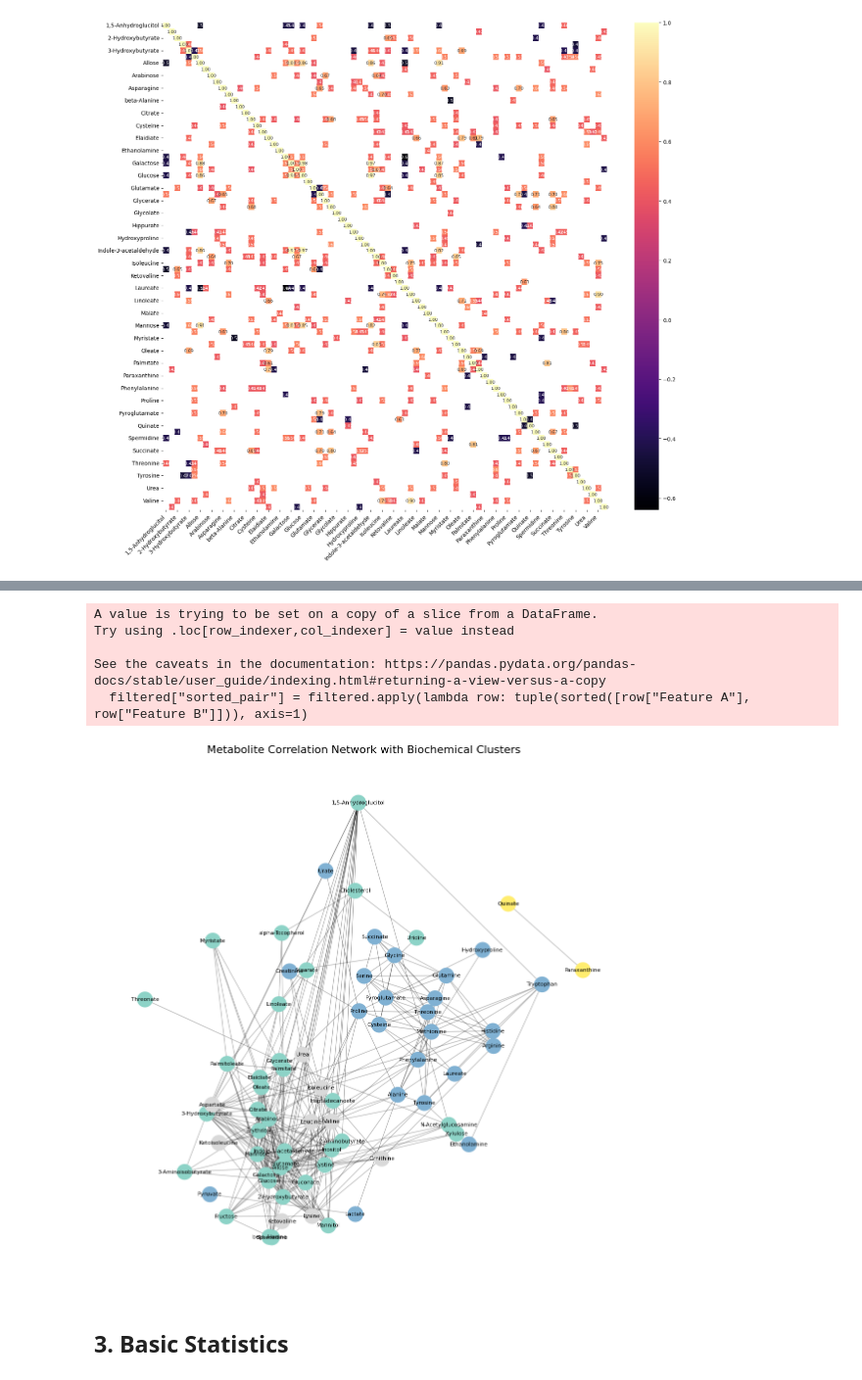
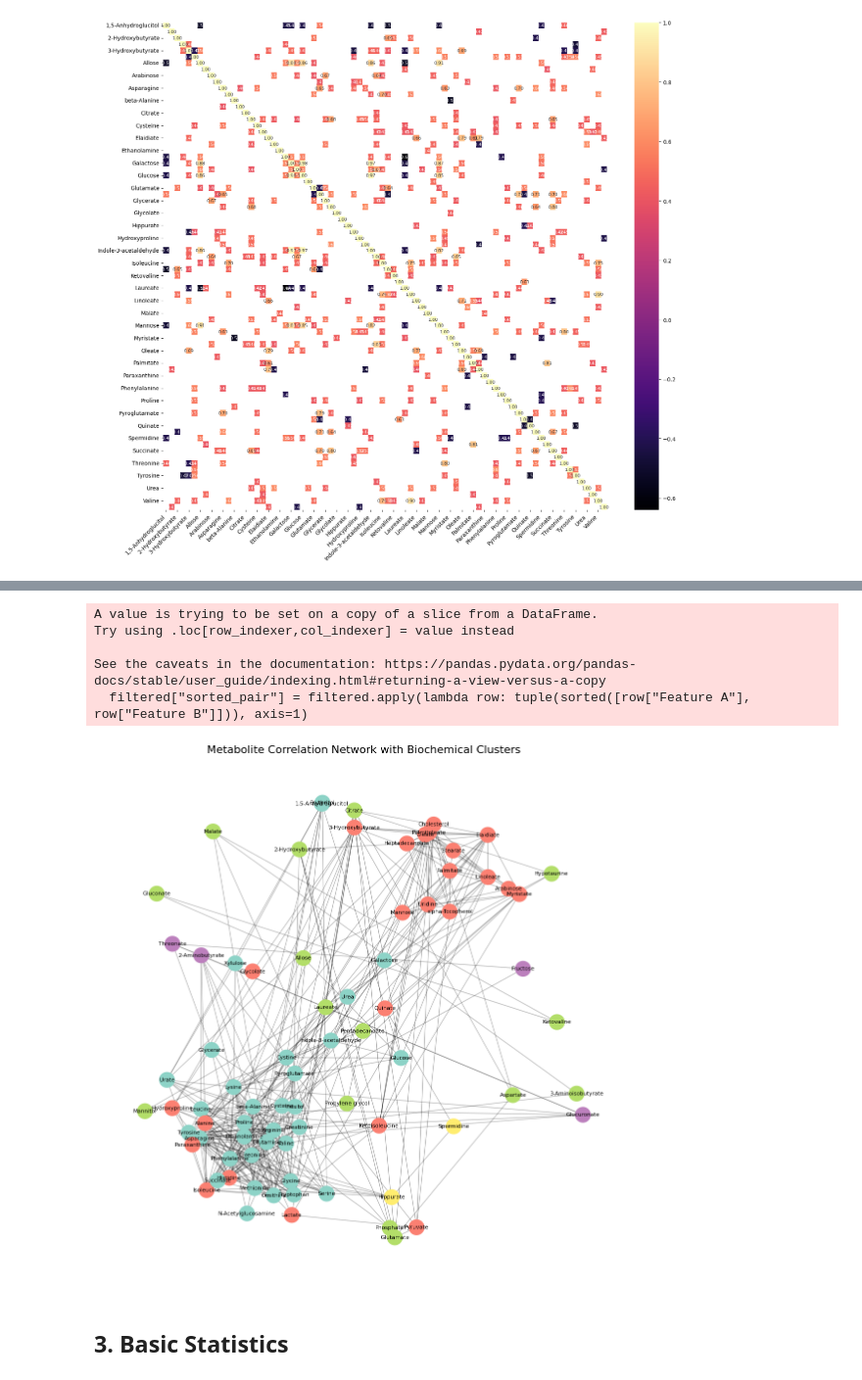
Before and after one commit to tomlas32/Diabetes, a Jupyter notebook: eda_v01.ipynb, the cells around one changed output, grey strips where cells are left out. Shown at 98% size. Saved outputs shown, nothing was run; the diff lists cells and outputs as text; code cells hidden in the pictures.

```diff
--- a/eda_v01.ipynb
+++ b/eda_v01.ipynb
@@ -541,6 +479,6 @@ print(tabulate(strong_corr_rounded.head(50), headers='keys', tablefmt='pretty'))
 # %%
 # Create Network Graph
-corr_pairs = corr.stack().reset_index()
+corr_pairs = corr_control.stack().reset_index()
 corr_pairs.columns = ["Feature A", "Feature B", "Correlation"]
 
 # Filter: exclude self-correlations and weak ones
@@ -560,34 +498,34 @@ for _, row in filtered.iterrows():
 
 communities = list(greedy_modularity_communities(G))
 
 # Map nodes to community index
 community_map = {}
 for i, cluster in enumerate(communities):
     for node in cluster:
         community_map[node] = i
 
 # Assign community ID to node attributes
 nx.set_node_attributes(G, community_map, 'module')
 
 plt.figure(figsize=(14, 14))
 pos = nx.spring_layout(G, seed=42, k=0.4)
 
 # Node color by community
 node_colors = [community_map[node] for node in G.nodes()]
 nx.draw_networkx_nodes(G, pos, node_color=node_colors, cmap=plt.cm.Set3, node_size=500)
 nx.draw_networkx_edges(G, pos, alpha=0.3)
 nx.draw_networkx_labels(G, pos, font_size=8)
 
 plt.title("Metabolite Correlation Network with Biochemical Clusters", fontsize=16)
 plt.axis('off')
 plt.show()
 # %% [output]
 A value is trying to be set on a copy of a slice from a DataFrame.
 Try using .loc[row_indexer,col_indexer] = value instead
 
 See the caveats in the documentation: https://pandas.pydata.org/pandas-docs/stable/user_guide/indexing.html#returning-a-view-versus-a-copy
   filtered["sorted_pair"] = filtered.apply(lambda row: tuple(sorted([row["Feature A"], row["Feature B"]])), axis=1)
-[figure, old version]
+[figure, new version]
 # %% [markdown]
 ## 3. Basic Statistics
 # %%
```
Also changed, not shown: parts of 13 cells of this notebook.
